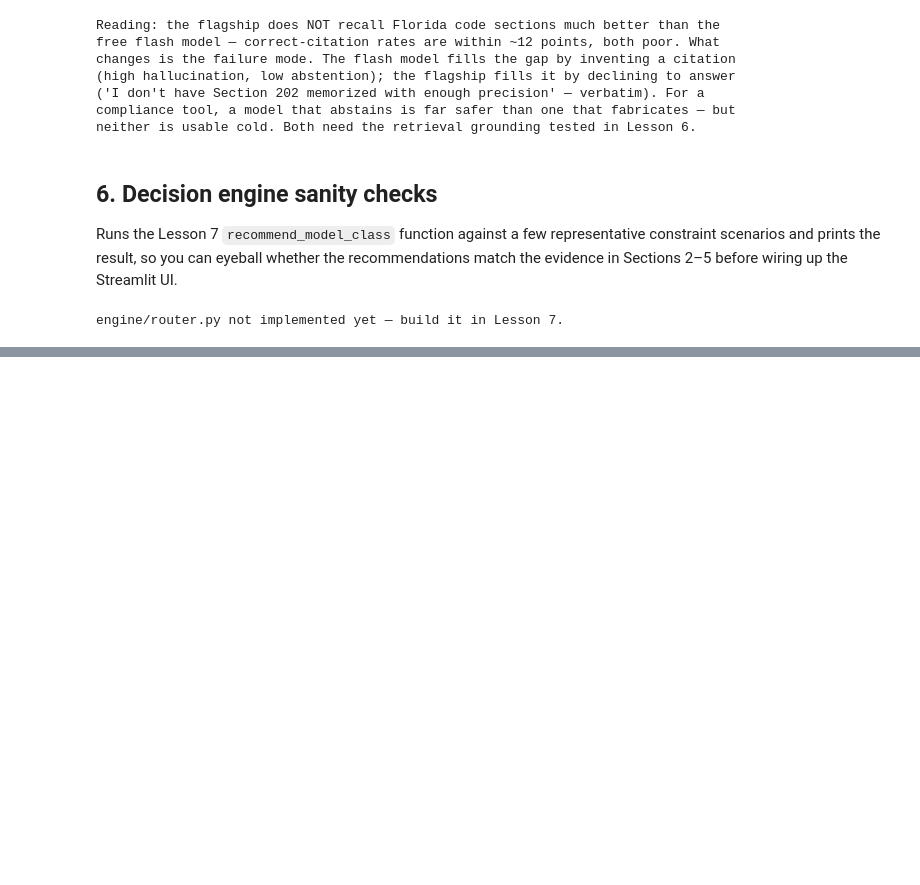
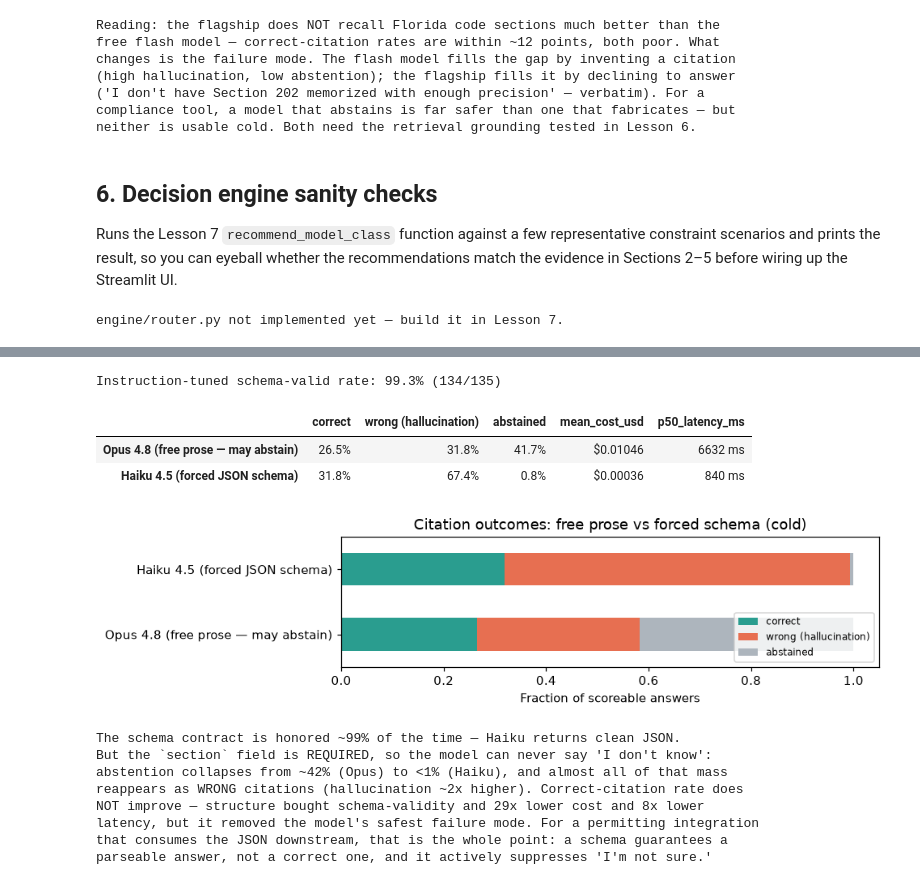
Before and after one commit to dotnetspark/fbc-model-routing-benchmark, a Jupyter notebook: analysis/benchmark_report.ipynb, the cells around one changed output, grey strips where cells are left out. Cells and saved outputs as stored; diff of their text form; code cells hidden in the pictures; blank space fills up the shorter version.

```diff
--- a/analysis/benchmark_report.ipynb
+++ b/analysis/benchmark_report.ipynb
@@ -448,0 +455,69 @@ engine/router.py not implemented yet — build it in Lesson 7.
+# %%
+# Foundation (free prose, can abstain) vs instruction-tuned (forced JSON schema).
+if not merged.empty and {"foundation", "instruction_tuned"}.issubset(set(merged["model_class"])):
+    cold = merged[~merged["grounded"]]
+
+    # Schema-compliance rate: did Haiku honor the JSON contract? (foundation rows
+    # have no schema_valid field -> NaN, excluded.)
+    it_rows = cold[cold["model_class"] == "instruction_tuned"]
+    if "schema_valid" in it_rows.columns:
+        sv = it_rows["schema_valid"].dropna()
+        print(f"Instruction-tuned schema-valid rate: {sv.mean():.1%} ({int(sv.sum())}/{len(sv)})")
+
+    def profile(mc: str) -> dict:
+        sc = cold[(cold["model_class"] == mc) & cold["gold_section_norm"].notna()]
+        n = len(sc)
+        matched = int(sc["citation_correct"].sum())
+        no_cite = int(sc["cited_section"].isna().sum())
+        return {
+            "correct": matched / n,
+            "wrong (hallucination)": (n - matched - no_cite) / n,
+            "abstained": no_cite / n,
+            "mean_cost_usd": cold.loc[cold["model_class"] == mc, "cost_usd"].mean(),
+            "p50_latency_ms": cold.loc[cold["model_class"] == mc, "latency_ms"].median(),
+        }
+
+    labels = {"foundation": "Opus 4.8 (free prose — may abstain)",
+              "instruction_tuned": "Haiku 4.5 (forced JSON schema)"}
+    prof = pd.DataFrame({labels[mc]: profile(mc) for mc in ["foundation", "instruction_tuned"]}).T
+    display(prof.style.format({
+        "correct": "{:.1%}", "wrong (hallucination)": "{:.1%}", "abstained": "{:.1%}",
+        "mean_cost_usd": "${:.5f}", "p50_latency_ms": "{:.0f} ms",
+    }))
+
+    prof[["correct", "wrong (hallucination)", "abstained"]].plot(
+        kind="barh", stacked=True, figsize=(9, 2.4),
+        color=["#2a9d8f", "#e76f51", "#adb5bd"])
+    plt.xlabel("Fraction of scoreable answers")
+    plt.title("Citation outcomes: free prose vs forced schema (cold)")
+    plt.legend(loc="lower right", fontsize=8)
+    plt.tight_layout()
+    plt.show()
+
+    print(
+        "\nThe schema contract is honored ~99% of the time — Haiku returns clean JSON.\n"
+        "But the `section` field is REQUIRED, so the model can never say 'I don't know':\n"
+        "abstention collapses from ~42% (Opus) to <1% (Haiku), and almost all of that mass\n"
+        "reappears as WRONG citations (hallucination ~2x higher). Correct-citation rate does\n"
+        "NOT improve — structure bought schema-validity and 29x lower cost and 8x lower\n"
+        "latency, but it removed the model's safest failure mode. For a permitting integration\n"
+        "that consumes the JSON downstream, that is the whole point: a schema guarantees a\n"
+        "parseable answer, not a correct one, and it actively suppresses 'I'm not sure.'"
+    )
+else:
+    print("Need both foundation and instruction_tuned runs. Run:\n"
+          "  python run_benchmark.py --model-class instruction_tuned --repeats 3")
+# %% [output]
+Instruction-tuned schema-valid rate: 99.3% (134/135)
+|  | correct | wrong (hallucination) | abstained | mean_cost_usd | p50_latency_ms |
+| Opus 4.8 (free prose — may abstain) | 26.5% | 31.8% | 41.7% | $0.01046 | 6632 ms |
+| Haiku 4.5 (forced JSON schema) | 31.8% | 67.4% | 0.8% | $0.00036 | 840 ms |
+[figure, added]
+The schema contract is honored ~99% of the time — Haiku returns clean JSON.
+But the `section` field is REQUIRED, so the model can never say 'I don't know':
+abstention collapses from ~42% (Opus) to <1% (Haiku), and almost all of that mass
+reappears as WRONG citations (hallucination ~2x higher). Correct-citation rate does
+NOT improve — structure bought schema-validity and 29x lower cost and 8x lower
+latency, but it removed the model's safest failure mode. For a permitting integration
+that consumes the JSON downstream, that is the whole point: a schema guarantees a
+parseable answer, not a correct one, and it actively suppresses 'I'm not sure.'
```
Also changed, not shown: parts of 8 cells of this notebook, 4 other files.
